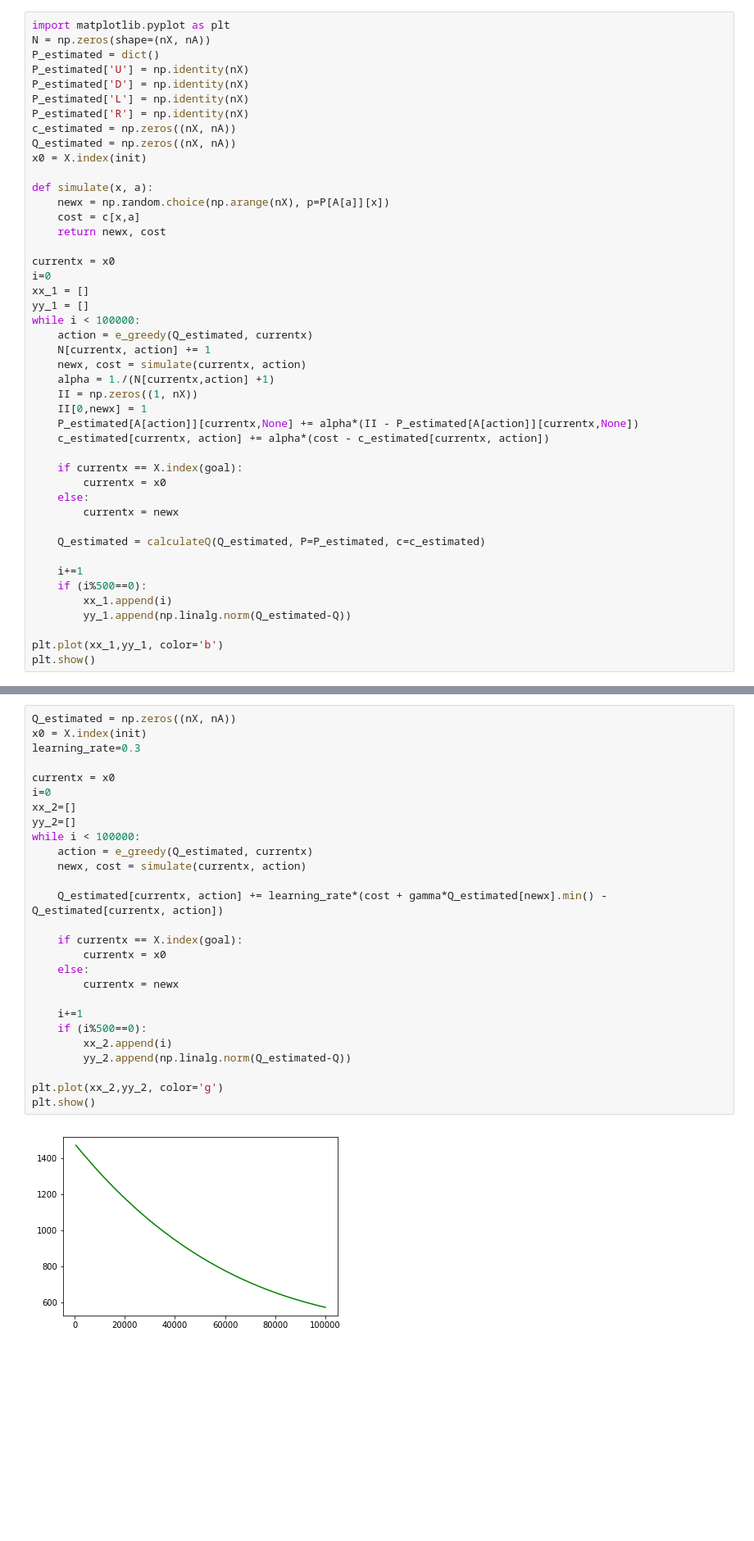
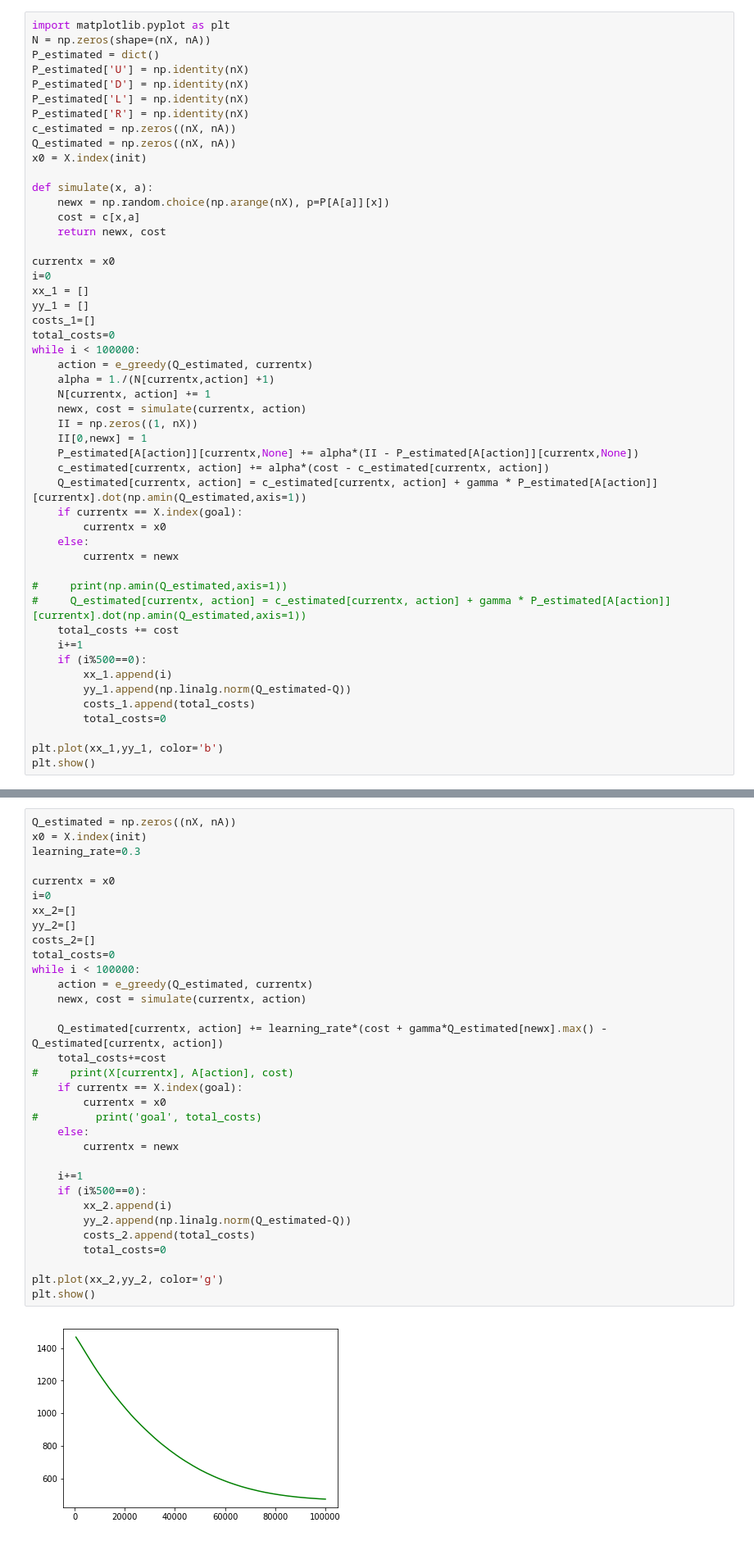
Before and after one commit to goncalo-rodrigues/ADI2017, a Jupyter notebook: LAB6/lab-6-enun.ipynb, the cells around one changed output, grey strips where cells are left out. Shown at 82% size. Cells and saved outputs as stored; diff of their text form; blank space fills up the shorter version.

```diff
--- a/LAB6/lab-6-enun.ipynb
+++ b/LAB6/lab-6-enun.ipynb
@@ -202,27 +202,32 @@ currentx = x0
 i=0
 xx_1 = []
 yy_1 = []
+costs_1=[]
+total_costs=0
 while i < 100000:
     action = e_greedy(Q_estimated, currentx)
+    alpha = 1./(N[currentx,action] +1)
     N[currentx, action] += 1
     newx, cost = simulate(currentx, action)
-    alpha = 1./(N[currentx,action] +1)
     II = np.zeros((1, nX))
     II[0,newx] = 1
     P_estimated[A[action]][currentx,None] += alpha*(II - P_estimated[A[action]][currentx,None])
     c_estimated[currentx, action] += alpha*(cost - c_estimated[currentx, action])
-
+    Q_estimated[currentx, action] = c_estimated[currentx, action] + gamma * P_estimated[A[action]][currentx].dot(np.amin(Q_estimated,axis=1))
     if currentx == X.index(goal):
         currentx = x0
     else:
         currentx = newx
 
-    Q_estimated = calculateQ(Q_estimated, P=P_estimated, c=c_estimated)
-
+#     print(np.amin(Q_estimated,axis=1))
+#     Q_estimated[currentx, action] = c_estimated[currentx, action] + gamma * P_estimated[A[action]][currentx].dot(np.amin(Q_estimated,axis=1))
+    total_costs += cost
     i+=1
     if (i%500==0):
         xx_1.append(i)
         yy_1.append(np.linalg.norm(Q_estimated-Q))
+        costs_1.append(total_costs)
+        total_costs=0
 
 plt.plot(xx_1,yy_1, color='b')
 plt.show()
@@ -243,32 +248,38 @@ Repeat Activity 3 but using the _Q_-learning algorithm with a learning rate $\al
 # %%
 Q_estimated = np.zeros((nX, nA))
 x0 = X.index(init)
 learning_rate=0.3
 
 currentx = x0
 i=0
 xx_2=[]
 yy_2=[]
+costs_2=[]
+total_costs=0
 while i < 100000:
     action = e_greedy(Q_estimated, currentx)
     newx, cost = simulate(currentx, action)
 
-    Q_estimated[currentx, action] += learning_rate*(cost + gamma*Q_estimated[newx].min() -  Q_estimated[currentx, action])
-
+    Q_estimated[currentx, action] += learning_rate*(cost + gamma*Q_estimated[newx].max() -  Q_estimated[currentx, action])
+    total_costs+=cost
+#     print(X[currentx], A[action], cost)
     if currentx == X.index(goal):
         currentx = x0
+#         print('goal', total_costs)
     else:
         currentx = newx
 
     i+=1
     if (i%500==0):
         xx_2.append(i)
         yy_2.append(np.linalg.norm(Q_estimated-Q))
+        costs_2.append(total_costs)
+        total_costs=0
 
 plt.plot(xx_2,yy_2, color='g')
 plt.show()
 # %% [output]
-[figure, old version]
+[figure, new version]
 # %% [markdown]
 ---
 
```
Also changed, not shown: parts of 5 cells of this notebook.
